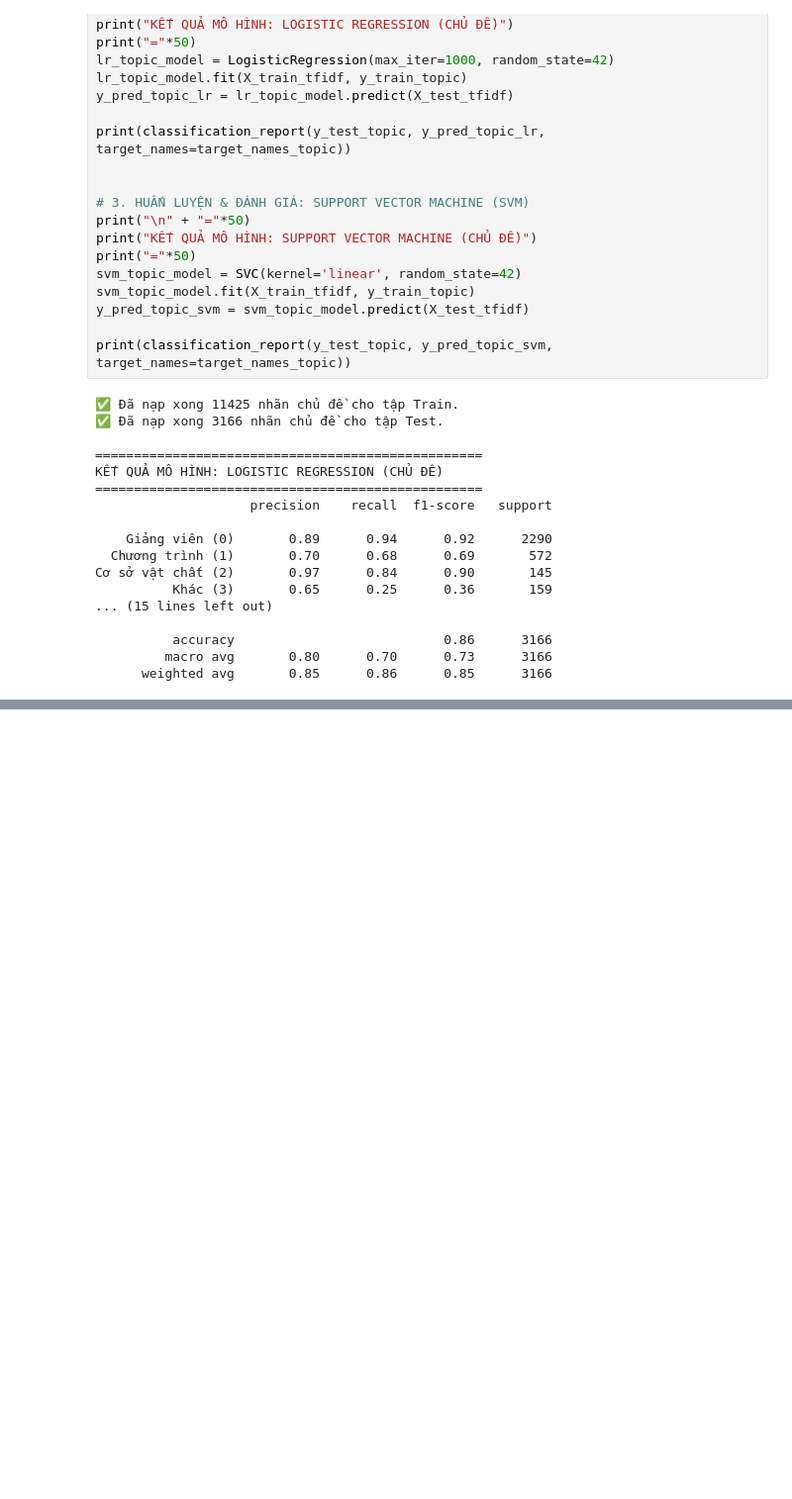
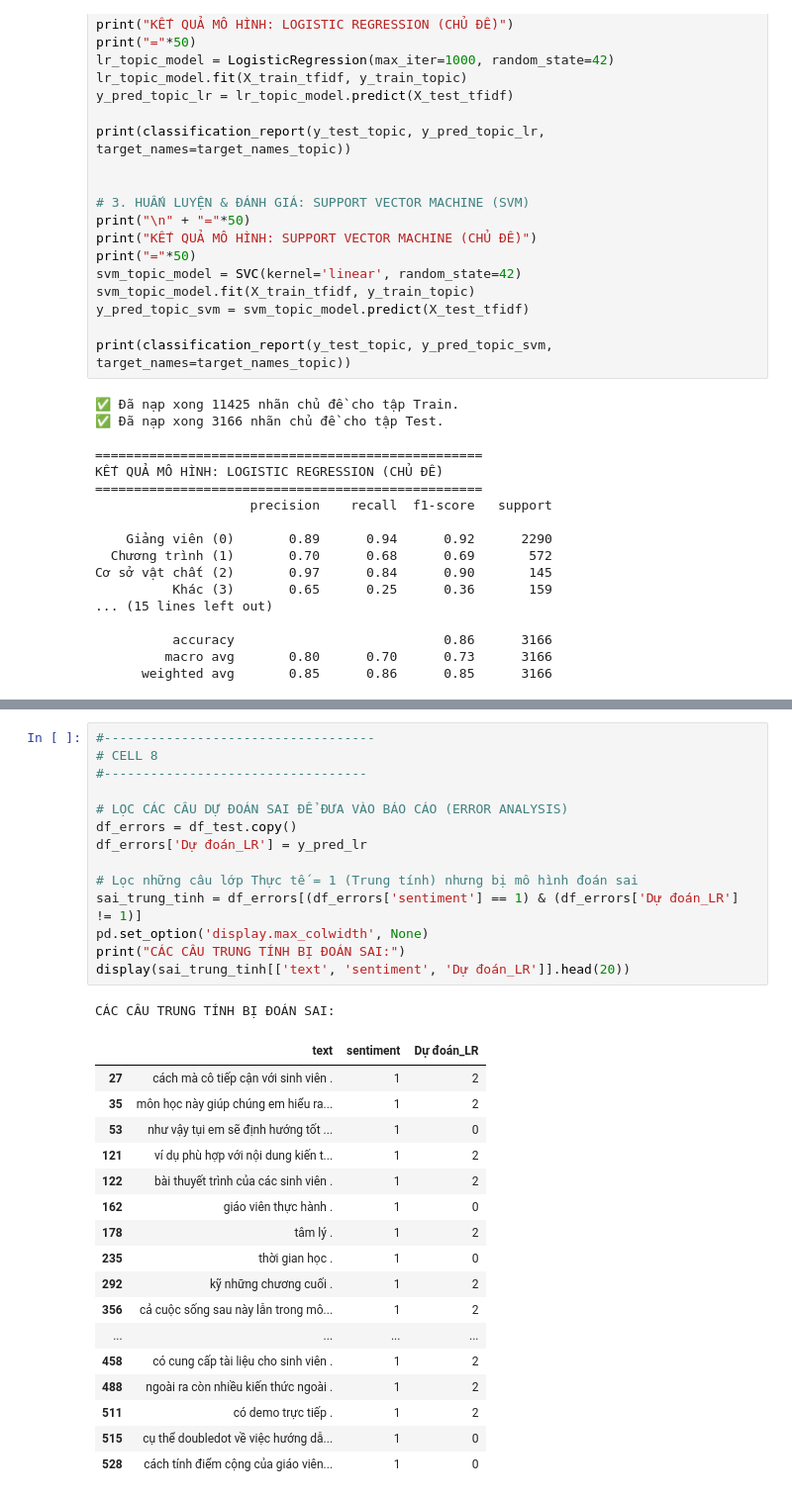
Before and after one commit to ThanhLongSGU/Baselin2, a Jupyter notebook: notebooks/baseline_model.ipynb, the cells around one changed output, grey strips where cells are left out. Shown at 99% size. Cells and saved outputs as stored; diff of their text form; blank space fills up the shorter version.

```diff
--- a/notebooks/baseline_model.ipynb
+++ b/notebooks/baseline_model.ipynb
@@ -471,0 +504,33 @@ Cơ sở vật chất (2)       0.97      0.84      0.90       145
+# %%
+#-----------------------------------
+# CELL 8
+#----------------------------------
+
+# LỌC CÁC CÂU DỰ ĐOÁN SAI ĐỂ ĐƯA VÀO BÁO CÁO (ERROR ANALYSIS)
+df_errors = df_test.copy()
+df_errors['Dự đoán_LR'] = y_pred_lr
+
+# Lọc những câu lớp Thực tế = 1 (Trung tính) nhưng bị mô hình đoán sai
+sai_trung_tinh = df_errors[(df_errors['sentiment'] == 1) & (df_errors['Dự đoán_LR'] != 1)]
+pd.set_option('display.max_colwidth', None)
+print("CÁC CÂU TRUNG TÍNH BỊ ĐOÁN SAI:")
+display(sai_trung_tinh[['text', 'sentiment', 'Dự đoán_LR']].head(20))
+# %% [output]
+CÁC CÂU TRUNG TÍNH BỊ ĐOÁN SAI:
+|  | text | sentiment | Dự đoán_LR |
+| 27 | cách mà cô tiếp cận với sinh viên . | 1 | 2 |
+| 35 | môn học này giúp chúng em hiểu ra... | 1 | 2 |
+| 53 | như vậy tụi em sẽ định hướng tốt ... | 1 | 0 |
+| 121 | ví dụ phù hợp với nội dung kiến t... | 1 | 2 |
+| 122 | bài thuyết trình của các sinh viên . | 1 | 2 |
+| 162 | giáo viên thực hành . | 1 | 0 |
+| 178 | tâm lý . | 1 | 2 |
+| 235 | thời gian học . | 1 | 0 |
+| 292 | kỹ những chương cuối . | 1 | 2 |
+| 356 | cả cuộc sống sau này lẫn trong mô... | 1 | 2 |
+| ... | ... | ... | ... |
+| 458 | có cung cấp tài liệu cho sinh viên . | 1 | 2 |
+| 488 | ngoài ra còn nhiều kiến thức ngoài . | 1 | 2 |
+| 511 | có demo trực tiếp . | 1 | 2 |
+| 515 | cụ thể doubledot về việc hướng dẫ... | 1 | 0 |
+| 528 | cách tính điểm cộng của giáo viên... | 1 | 0 |
```
Also changed, not shown: parts of 1 cell of this notebook.
